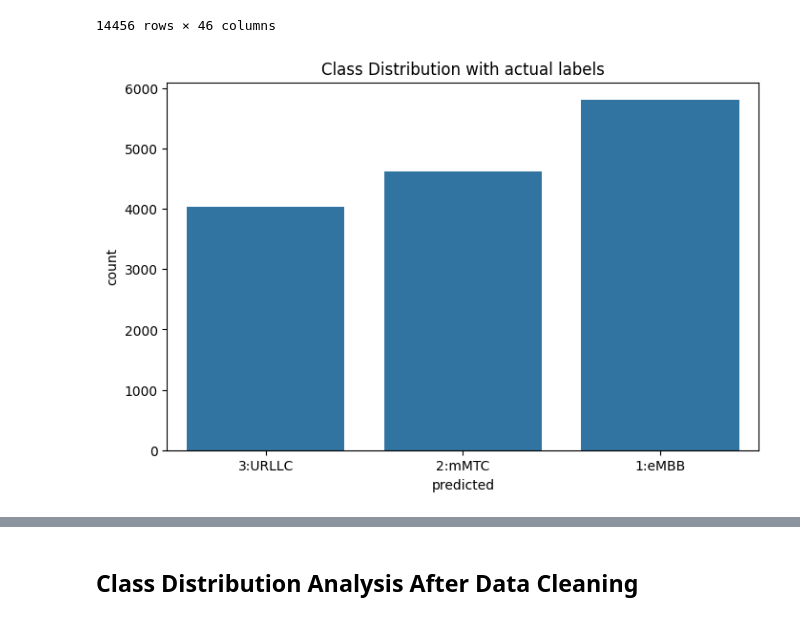
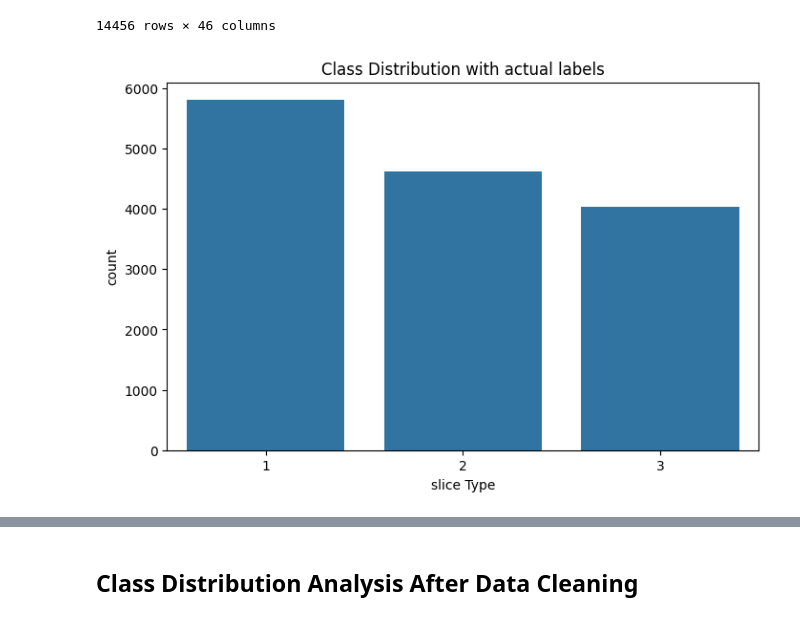
Before and after one commit to sujeshpadhi91/Network-Slicing-with-ML, a Jupyter notebook: Notebooks/Exp10 - Data_Preprocessing.ipynb, the cells around one changed output, grey strips where cells are left out. Saved outputs shown, nothing was run; the diff lists cells and outputs as text; code cells hidden in the pictures.

```diff
--- a/Notebooks/Exp10 - Data_Preprocessing.ipynb
+++ b/Notebooks/Exp10 - Data_Preprocessing.ipynb
@@ -112,11 +138,11 @@ data
 # %%
 # Class Distribution Analysis after removing non-numeric columns
 plt.figure(figsize=(8, 5))
-sns.countplot(x=data['predicted'])
+sns.countplot(x=data['slice Type'])
 plt.title('Class Distribution with actual labels')
 plt.show()
 # %% [output]
-[figure, old version]
+[figure, new version]
 # %%
 # Check for missing values (NaN)
 missing_values = data.isna().sum()
```
Also changed, not shown: parts of 34 cells of this notebook, 1 other file.
